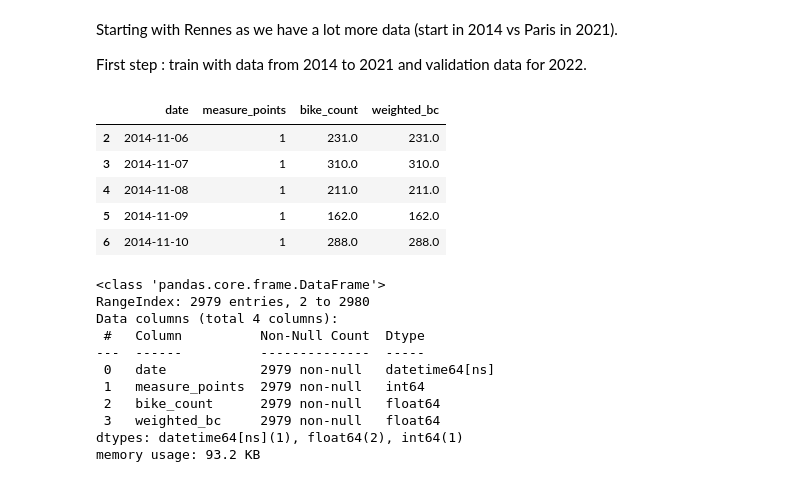
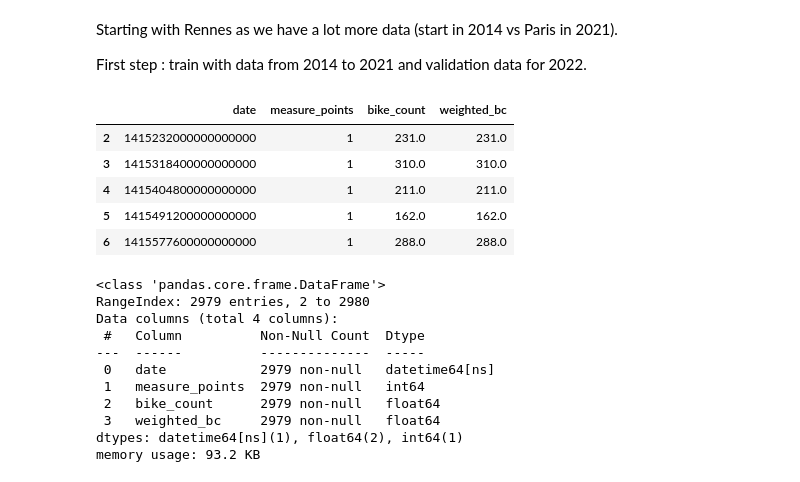
Before and after one commit to gauthgoth/Challenge---Etudes-de-Cas, a Jupyter notebook: time_series_analysis_for_bike_traffic.ipynb, the cells around one changed output. Drawn from its saved outputs; the diff is of its cells as text; code cells hidden in the pictures.

```diff
--- a/time_series_analysis_for_bike_traffic.ipynb
+++ b/time_series_analysis_for_bike_traffic.ipynb
@@ -18,25 +40,27 @@ First step : train with data from 2014 to 2021 and validation data for 2022.
 # %%
 # Load data
 
 comptages_rennes = './datasets/comptages_journaliers_rennes.csv'
 
 with open(comptages_rennes, 'r') as rennes:
     df_comptage_rennes = pd.read_csv(rennes)
 
 df_comptage_rennes.drop([0,1], axis=0, inplace=True)
 df_comptage_rennes.rename(columns={'Unnamed: 0':'date', 'name':'measure_points', 'counts':'bike_count'}, inplace=True)
 df_comptage_rennes['measure_points'] = pd.to_numeric(df_comptage_rennes['measure_points'])
 df_comptage_rennes['bike_count'] = pd.to_numeric(df_comptage_rennes['bike_count'])
 df_comptage_rennes['date'] = pd.to_datetime(df_comptage_rennes['date'])
+df_comptage_rennes['date'] = pd.to_numeric(df_comptage_rennes['date'])
 df_comptage_rennes['weighted_bc'] = df_comptage_rennes['bike_count'] / df_comptage_rennes['measure_points']
+#df_comptage_rennes.set_index('date', inplace=True)
 df_comptage_rennes.head()
 # %% [output]
 |  | date | measure_points | bike_count | weighted_bc |
-| 2 | 2014-11-06 | 1 | 231.0 | 231.0 |
-| 3 | 2014-11-07 | 1 | 310.0 | 310.0 |
-| 4 | 2014-11-08 | 1 | 211.0 | 211.0 |
-| 5 | 2014-11-09 | 1 | 162.0 | 162.0 |
-| 6 | 2014-11-10 | 1 | 288.0 | 288.0 |
+| 2 | 1415232000000000000 | 1 | 231.0 | 231.0 |
+| 3 | 1415318400000000000 | 1 | 310.0 | 310.0 |
+| 4 | 1415404800000000000 | 1 | 211.0 | 211.0 |
+| 5 | 1415491200000000000 | 1 | 162.0 | 162.0 |
+| 6 | 1415577600000000000 | 1 | 288.0 | 288.0 |
 # %%
 df_comptage_rennes.info()
 # %% [output]
```
Also changed, not shown: parts of 6 cells of this notebook, 1 other file.
